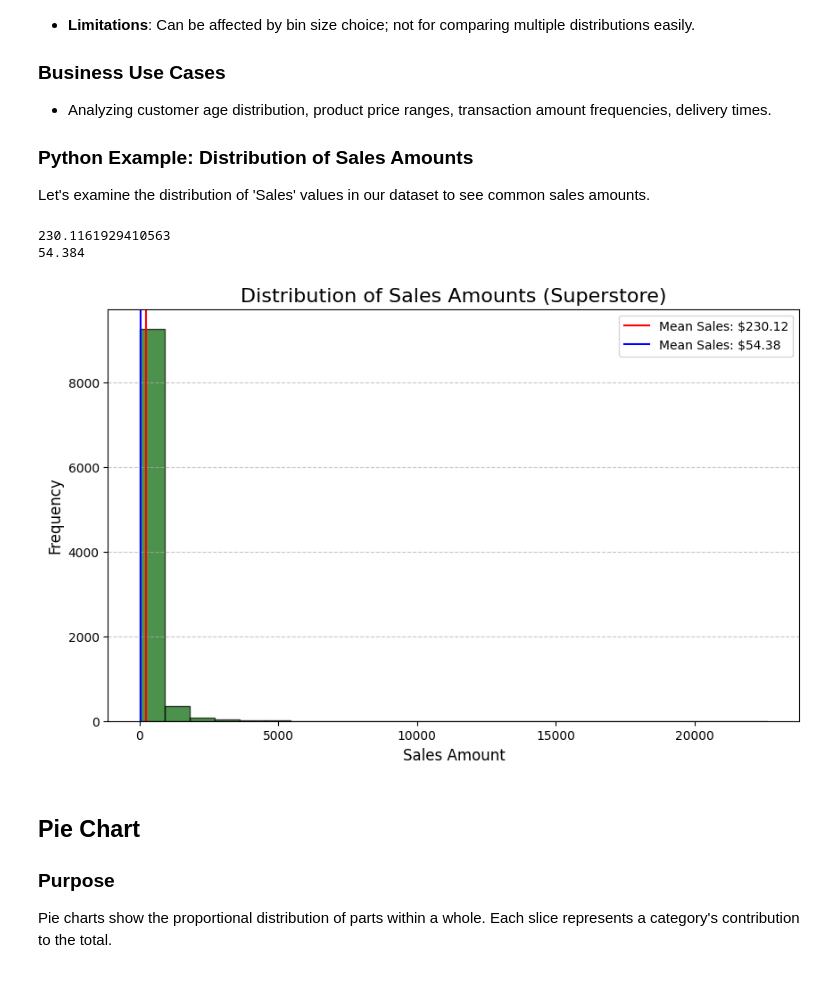
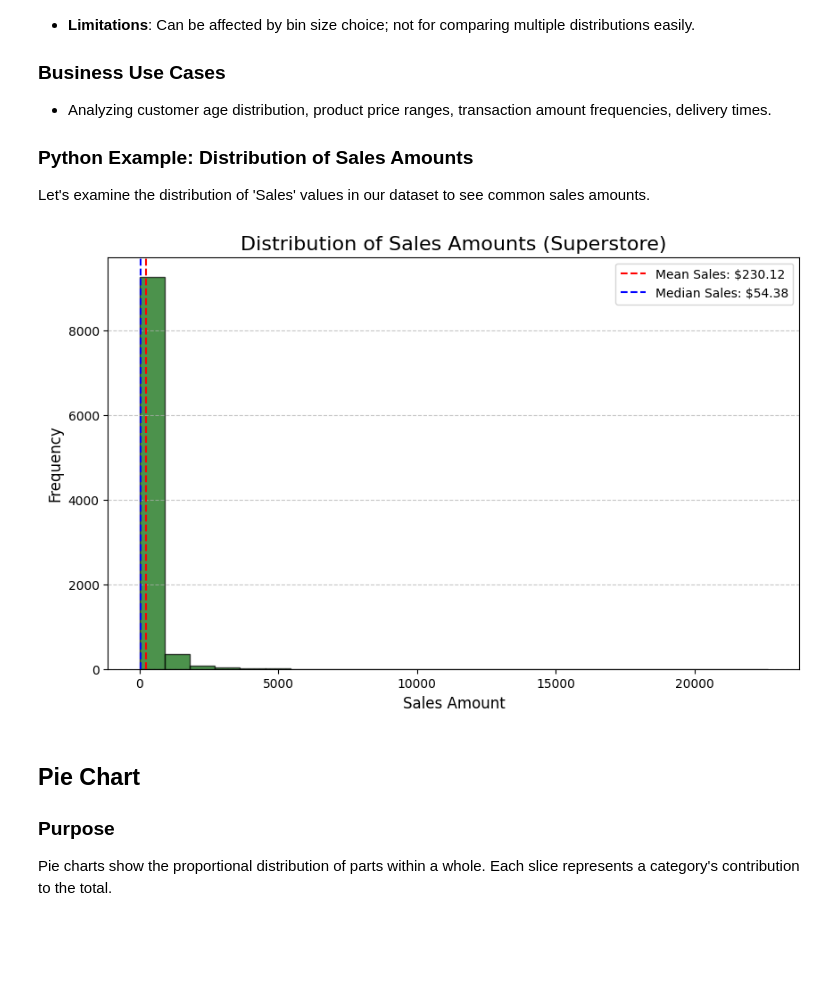
Before and after one commit to Mohamad-Selawy/Python, a Jupyter notebook: Data Analysis/Level 3/Part_1_Fundamentals_and_Matplotlib_Basics.ipynb, the cells around one changed output. Saved outputs shown, nothing was run; the diff lists cells and outputs as text; code cells hidden in the pictures; blank space fills up the shorter version.

```diff
--- a/Data Analysis/Level 3/Part_1_Fundamentals_and_Matplotlib_Basics.ipynb
+++ b/Data Analysis/Level 3/Part_1_Fundamentals_and_Matplotlib_Basics.ipynb
@@ -644,35 +644,33 @@ Let's examine the distribution of 'Sales' values in our dataset to see common sa
 # %%
 # Create a figure for the plot
 plt.figure(figsize=(10, 6))
 
 # Create the histogram using plt.hist()
 plt.hist(df_orders['Sales'], bins=25, color='darkgreen', edgecolor='black', alpha=0.7)
 
 # Add title and labels
 plt.title('Distribution of Sales Amounts (Superstore)', fontsize=16)
 plt.xlabel('Sales Amount', fontsize=12)
 plt.ylabel('Frequency', fontsize=12)
 
 # Add grid for better readability
 plt.grid(axis='y', linestyle='--', alpha=0.7)
 
 # Add vertical line for the mean sales (Business insight)
 mean_sales = df_orders['Sales'].mean()
-plt.axvline(x=mean_sales, color='red', linestyle='-', label=f'Mean Sales: ${mean_sales:,.2f}')
+plt.axvline(x=mean_sales, color='red', linestyle='--', label=f'Mean Sales: ${mean_sales:,.2f}')
 
 # Add vertical line for the median sales (Business insight)
 median_sales = df_orders['Sales'].median()
-plt.axvline(x=median_sales, color='blue', linestyle='-', label=f'Mean Sales: ${median_sales:,.2f}')
+plt.axvline(x=median_sales, color='blue', linestyle='--', label=f'Median Sales: ${median_sales:,.2f}')
 
-# Add a legend to explain the mean line
+# Add a legend to explain the mean and median lines
 plt.legend()
 
 # Display the plot
 plt.show()
 # %% [output]
-230.1161929410563
-54.384
-[figure, old version]
+[figure, new version]
 # %% [markdown]
 ## Pie Chart
 
```
Also changed, not shown: parts of 14 cells of this notebook.
